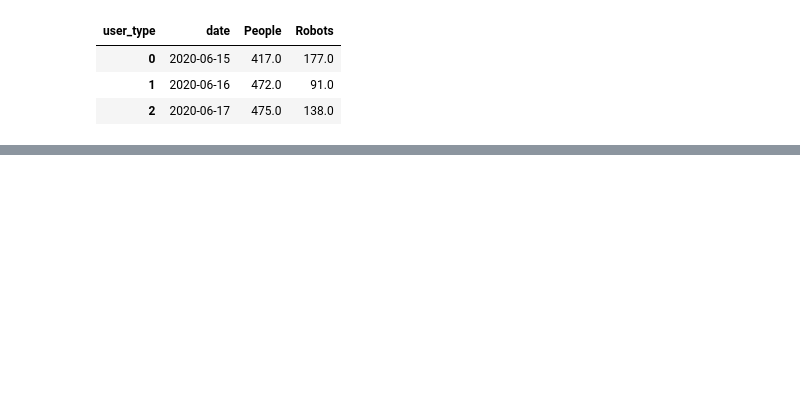
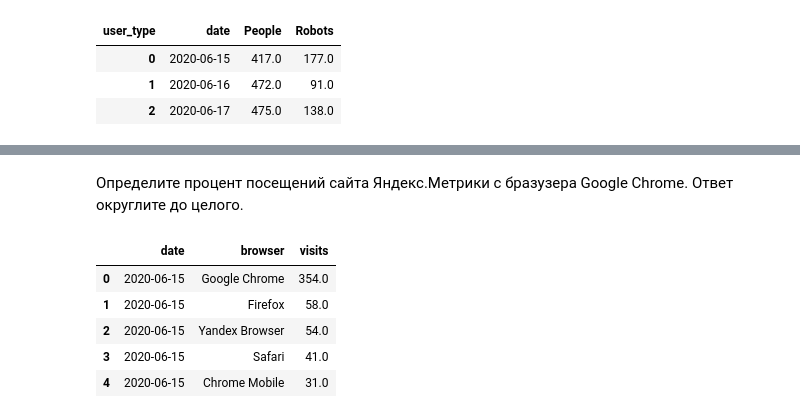
Before and after one commit to Praldmur/Simulation, a Jupyter notebook: mini_project_7.ipynb, the cells around one changed output, grey strips where cells are left out. Saved outputs shown, nothing was run; the diff lists cells and outputs as text; code cells hidden in the pictures; blank space fills up the shorter version.

```diff
--- a/mini_project_7.ipynb
+++ b/mini_project_7.ipynb
@@ -44,0 +56,13 @@ plt.show()
+# %% [markdown]
+Определите процент посещений сайта Яндекс.Метрики с бразузера Google Chrome. Ответ округлите до целого.
+# %%
+df = pd.read_csv(r'C:\Users\PC\Desktop\Софт\Simulation\Simulation\data\7step_2_lesson_7.csv')
+# %%
+df.head()
+# %% [output]
+|  | date | browser | visits |
+| 0 | 2020-06-15 | Google Chrome | 354.0 |
+| 1 | 2020-06-15 | Firefox | 58.0 |
+| 2 | 2020-06-15 | Yandex Browser | 54.0 |
+| 3 | 2020-06-15 | Safari | 41.0 |
+| 4 | 2020-06-15 | Chrome Mobile | 31.0 |
```
Also changed, not shown: parts of 28 cells of this notebook.
